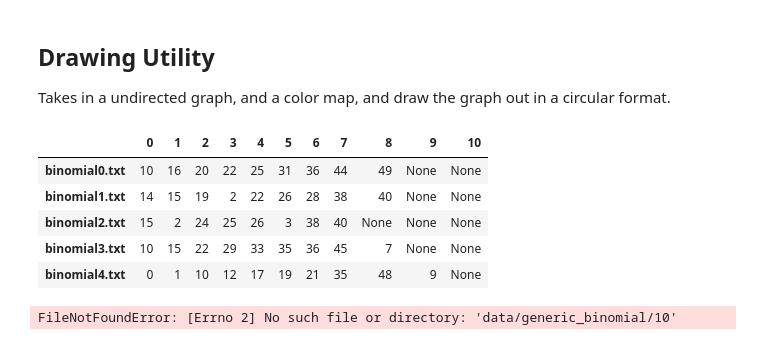
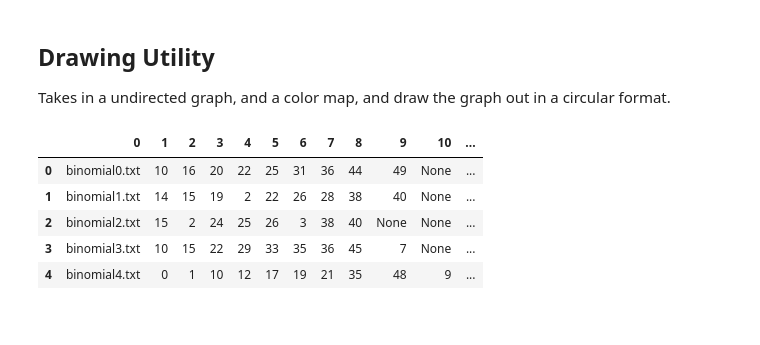
Before and after one commit to Zeyuzhao/DeepKidney, a Jupyter notebook: dataset_loader.ipynb, the cells around one changed output. Saved outputs shown, nothing was run; the diff lists cells and outputs as text; code cells hidden in the pictures.

Commit message:
fixed up code and removed error outputs

```diff
--- a/dataset_loader.ipynb
+++ b/dataset_loader.ipynb
@@ -37,22 +40,23 @@ def draw_entry(entry):
 # %%
 dataset_name = "generic_binomial"
 root_dir = "data/" + dataset_name
 label_filename = "label.csv"
 
-label_dict = OrderedDict()
+# Read CSV File
+label_arr = []
 with open(os.path.join(root_dir, label_filename), 'r') as label_file:
     label_reader = csv.reader(label_file, delimiter = ",")
     for row in label_reader:
-        label_dict[row[0]] = sorted(row[1:])
-label_frame = pd.DataFrame.from_dict(label_dict, "index")
+        label_arr.append([row[0]] + sorted(row[1:]))
+label_frame = pd.DataFrame(data=label_arr)
 label_frame.head()
 # %% [output]
-|  | 0 | 1 | 2 | 3 | 4 | 5 | 6 | 7 | 8 | 9 | 10 |
-| binomial0.txt | 10 | 16 | 20 | 22 | 25 | 31 | 36 | 44 | 49 | None | None |
-| binomial1.txt | 14 | 15 | 19 | 2 | 22 | 26 | 28 | 38 | 40 | None | None |
-| binomial2.txt | 15 | 2 | 24 | 25 | 26 | 3 | 38 | 40 | None | None | None |
-| binomial3.txt | 10 | 15 | 22 | 29 | 33 | 35 | 36 | 45 | 7 | None | None |
-| binomial4.txt | 0 | 1 | 10 | 12 | 17 | 19 | 21 | 35 | 48 | 9 | None |
+|  | 0 | 1 | 2 | 3 | 4 | 5 | 6 | 7 | 8 | 9 | 10 | ... |
+| 0 | binomial0.txt | 10 | 16 | 20 | 22 | 25 | 31 | 36 | 44 | 49 | None | ... |
+| 1 | binomial1.txt | 14 | 15 | 19 | 2 | 22 | 26 | 28 | 38 | 40 | None | ... |
+| 2 | binomial2.txt | 15 | 2 | 24 | 25 | 26 | 3 | 38 | 40 | None | None | ... |
+| 3 | binomial3.txt | 10 | 15 | 22 | 29 | 33 | 35 | 36 | 45 | 7 | None | ... |
+| 4 | binomial4.txt | 0 | 1 | 10 | 12 | 17 | 19 | 21 | 35 | 48 | 9 | ... |
 # %%
 class MaxIndSetDataset(Dataset):
     """Graphs labelled with its Maximum Independent Set"""
@@ -84,8 +89,5 @@ class MaxIndSetDataset(Dataset):
         sample = {"graph": graph, "label": label_bin}
         return sample
 # %%
-generic_bin_dataset = MaxIndSetDataset(csv_file='data/generic_binomial/label.csv',
-                                       root_dir='data/generic_binomial/')
-draw_entry(generic_bin_dataset[0])
+generic_bin_dataset = MaxIndSetDataset(csv_file='data/weighted_binomial_20/label.csv',
+                                       root_dir='data/weighted_binomial_20/')
-# %% [output]
-FileNotFoundError: [Errno 2] No such file or directory: 'data/generic_binomial/10'
```
Also changed, not shown: parts of 4 cells of this notebook, 3 other files.
